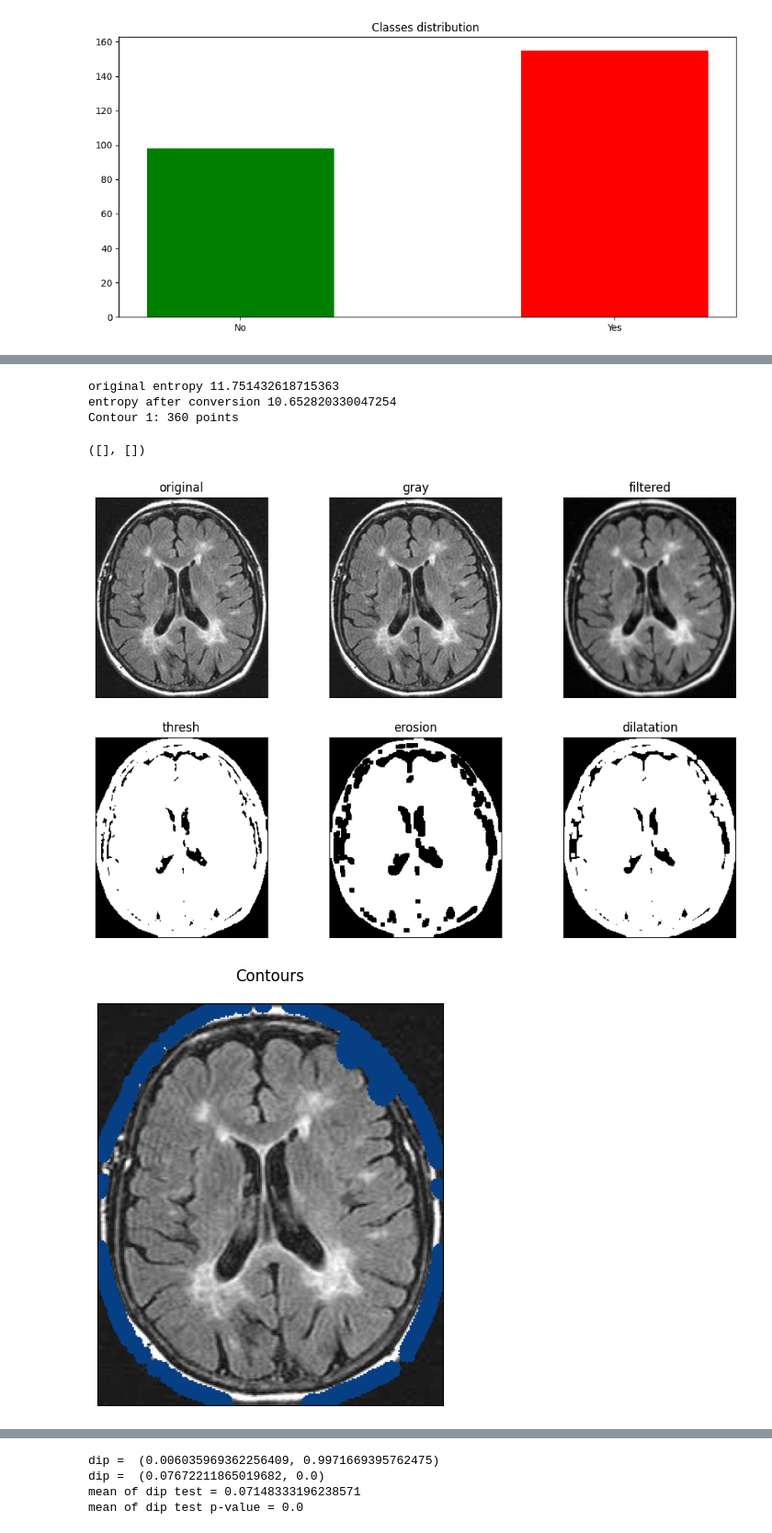
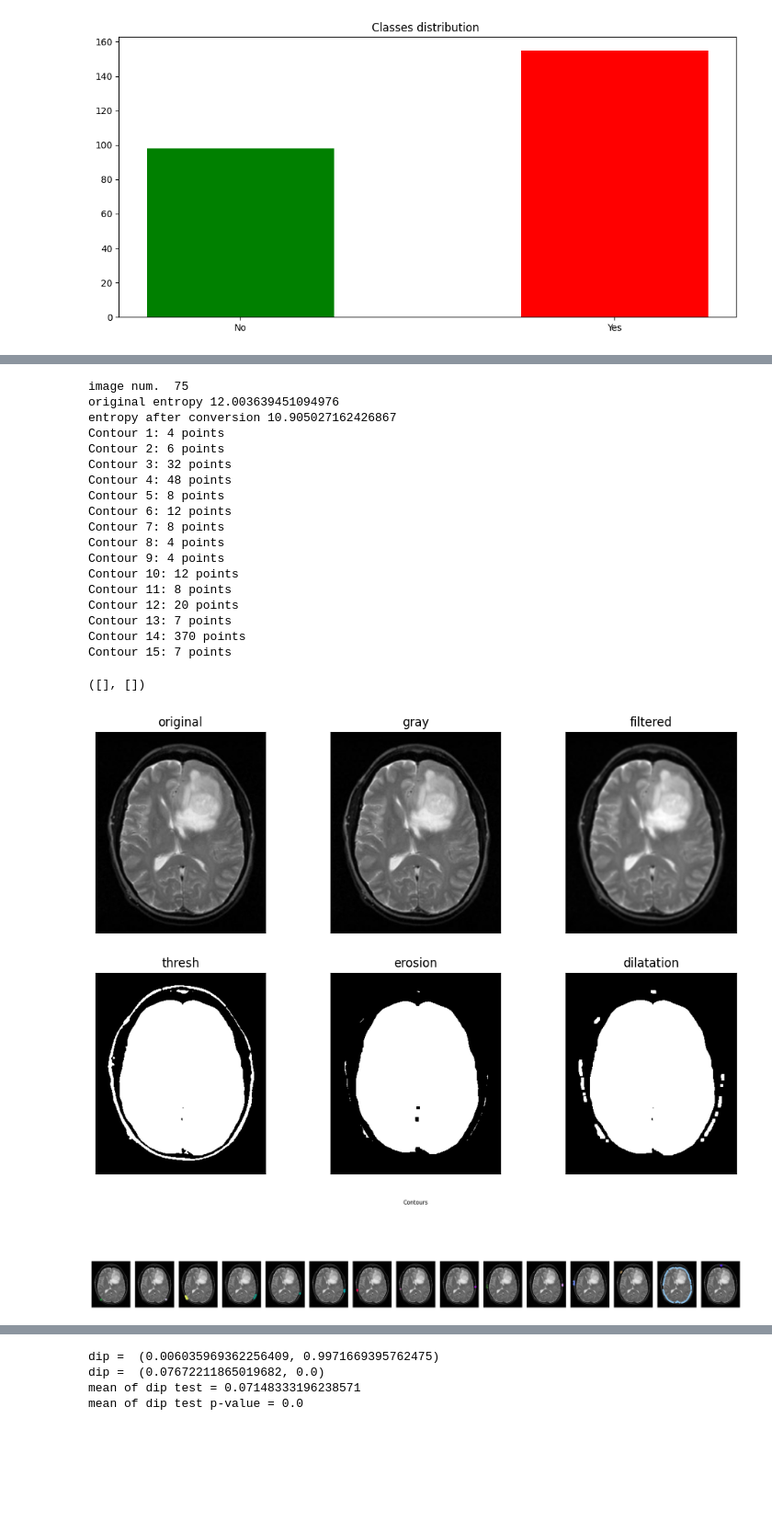
Before and after one commit to gqkd/MRI_Brain_Tumor_Detection, a Jupyter notebook: Brain_Tumor_Detection.ipynb, the cells around one changed output, grey strips where cells are left out. Shown at 92% size. Drawn from its saved outputs; the diff is of its cells as text; code cells hidden in the pictures; blank space fills up the shorter version.

Commit message:
function for preprocessing, function for plotting

```diff
--- a/Brain_Tumor_Detection.ipynb
+++ b/Brain_Tumor_Detection.ipynb
@@ -201,7 +272,9 @@ plt.tight_layout()
 # %%
 # preprocessing, one image, cropping https://pyimagesearch.com/2016/04/11/finding-extreme-points-in-contours-with-opencv/
 IMG_SIZE = (224,224)
-img_rgb = X[random.randint(1, len(X))]
+rnd = random.randint(1, len(X))
+print('image num. ', rnd )
+img_rgb = X[rnd]
 
 # from RGB to gray scale
 
@@ -239,8 +312,8 @@ thresh = cv2.threshold(img, 45, 255, cv2.THRESH_BINARY)[1]
 # for otsu tresh
 # thresh = cv2.threshold(img, 45, 255, cv2.THRESH_BINARY + cv2.THRESH_OTSU)[1]
 # for adaptive tresh
-# cv2.adaptiveThreshold(img, 255, cv2.ADAPTIVE_THRESH_MEAN_C, cv2.THRESH_BINARY, 11, 2)
-# cv2.adaptiveThreshold(img, 255, cv2.ADAPTIVE_THRESH_GAUSSIAN, cv2.THRESH_BINARY, 11, 2)
+# thresh = cv2.adaptiveThreshold(img, 255, cv2.ADAPTIVE_THRESH_MEAN_C, cv2.THRESH_BINARY, 11, 2)
+# thresh = cv2.adaptiveThreshold(img, 255, cv2.ADAPTIVE_THRESH_GAUSSIAN, cv2.THRESH_BINARY, 11, 2)
 plt.subplot(2,3,4)
 plt.imshow(thresh,cmap='gray')
 plt.title('thresh')
@@ -260,8 +333,6 @@ plt.imshow(thresh,cmap='gray')
 plt.title('dilatation')
 plt.xticks([])
 plt.yticks([])
-#TODO otsu?
-
 
 # find contours in thresholded image, then grab the largest
 # one
@@ -317,36 +388,55 @@ plt.xticks([])
 plt.yticks([])
 
 # find the extreme points
 extLeft = tuple(max_contour[max_contour[:, :, 0].argmin()][0])
 extRight = tuple(max_contour[max_contour[:, :, 0].argmax()][0])
 extTop = tuple(max_contour[max_contour[:, :, 1].argmin()][0])
 extBot = tuple(max_contour[max_contour[:, :, 1].argmax()][0])
 
 # add extreme points
 img_pnt = cv2.circle(img_.copy(), extLeft, 8, (0, 0, 255), -1)
 img_pnt = cv2.circle(img_pnt, extRight, 8, (0, 255, 0), -1)
 img_pnt = cv2.circle(img_pnt, extTop, 8, (255, 0, 0), -1)
 img_pnt = cv2.circle(img_pnt, extBot, 8, (255, 255, 0), -1)
 
 plt.subplot(1,3,2)
 plt.imshow(img_pnt,cmap='gray')
 plt.title("Points")
 plt.xticks([])
 plt.yticks([])
 
 # crop
-ADD_PIXELS = 0
+ADD_PIXELS = 5
 new_img = img[extTop[1]-ADD_PIXELS:extBot[1]+ADD_PIXELS, extLeft[0]-ADD_PIXELS:extRight[0]+ADD_PIXELS].copy()
 
 plt.subplot(1,3,3)
 plt.imshow(new_img,cmap='gray')
 plt.title("Cropped")
 plt.xticks([])
 plt.yticks([])
+
+#TODO some images have some writings in the upper left and in the lower left
+# implement in the preprocessing ocr to recognize writings and delete it
+# is important to avoid the CNN to learn the writings and make decision based on that
 # %% [output]
-original entropy 11.751432618715363
-entropy after conversion 10.652820330047254
-Contour 1: 360 points
+image num.  75
+original entropy 12.003639451094976
+entropy after conversion 10.905027162426867
+Contour 1: 4 points
+Contour 2: 6 points
+Contour 3: 32 points
+Contour 4: 48 points
+Contour 5: 8 points
+Contour 6: 12 points
+Contour 7: 8 points
+Contour 8: 4 points
+Contour 9: 4 points
+Contour 10: 12 points
+Contour 11: 8 points
+Contour 12: 20 points
+Contour 13: 7 points
+Contour 14: 370 points
+Contour 15: 7 points
 ([], [])
-[figure, old version]
+[figure, new version]
-[figure, old version]
+[figure, new version]
```
Also changed, not shown: parts of 10 cells of this notebook.
